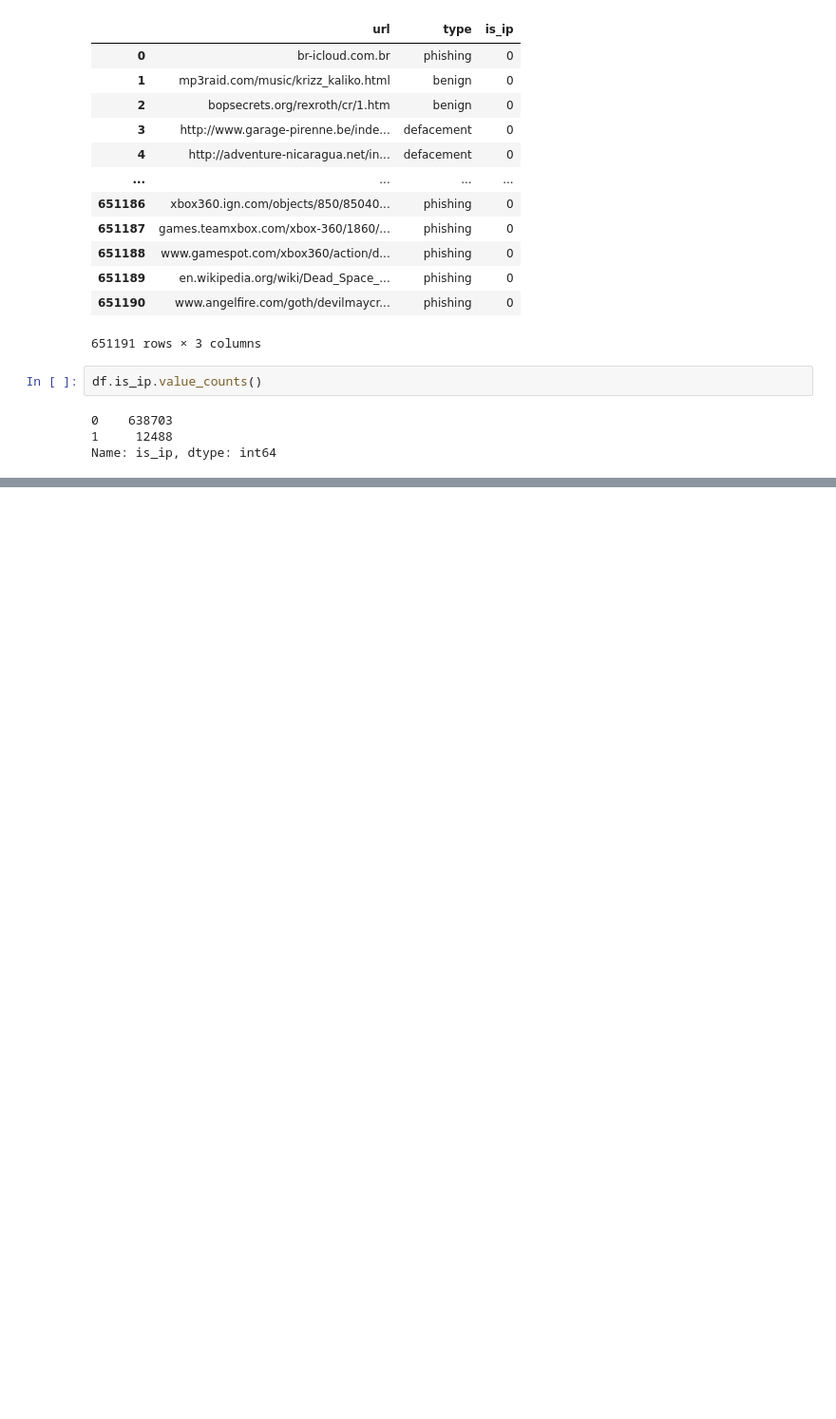
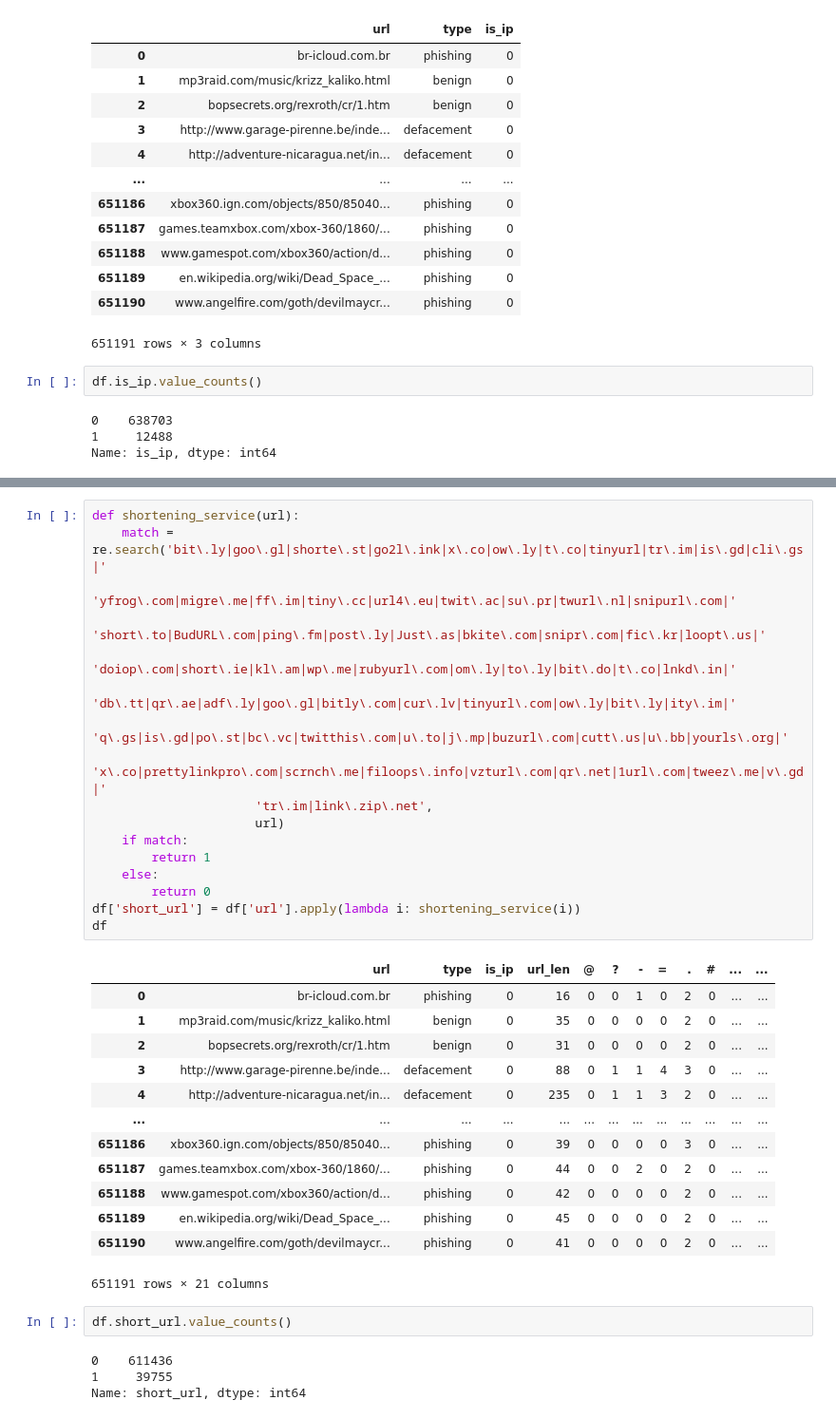
Before and after one commit to takshkothari/malcious_urls, a Jupyter notebook: malicious_urls.ipynb, the cells around one changed output, grey strips where cells are left out. Shown at 95% size. Saved outputs shown, nothing was run; the diff lists cells and outputs as text; blank space fills up the shorter version.

```diff
--- a/malicious_urls.ipynb
+++ b/malicious_urls.ipynb
@@ -128,0 +196,37 @@ df
+# %%
+def shortening_service(url):
+    match = re.search('bit\.ly|goo\.gl|shorte\.st|go2l\.ink|x\.co|ow\.ly|t\.co|tinyurl|tr\.im|is\.gd|cli\.gs|'
+                      'yfrog\.com|migre\.me|ff\.im|tiny\.cc|url4\.eu|twit\.ac|su\.pr|twurl\.nl|snipurl\.com|'
+                      'short\.to|BudURL\.com|ping\.fm|post\.ly|Just\.as|bkite\.com|snipr\.com|fic\.kr|loopt\.us|'
+                      'doiop\.com|short\.ie|kl\.am|wp\.me|rubyurl\.com|om\.ly|to\.ly|bit\.do|t\.co|lnkd\.in|'
+                      'db\.tt|qr\.ae|adf\.ly|goo\.gl|bitly\.com|cur\.lv|tinyurl\.com|ow\.ly|bit\.ly|ity\.im|'
+                      'q\.gs|is\.gd|po\.st|bc\.vc|twitthis\.com|u\.to|j\.mp|buzurl\.com|cutt\.us|u\.bb|yourls\.org|'
+                      'x\.co|prettylinkpro\.com|scrnch\.me|filoops\.info|vzturl\.com|qr\.net|1url\.com|tweez\.me|v\.gd|'
+                      'tr\.im|link\.zip\.net',
+                      url)
+    if match:
+        return 1
+    else:
+        return 0
+df['short_url'] = df['url'].apply(lambda i: shortening_service(i))
+df
+# %% [output]
+|  | url | type | is_ip | url_len | @ | ? | - | = | . | # | ... | ... |
+| 0 | br-icloud.com.br | phishing | 0 | 16 | 0 | 0 | 1 | 0 | 2 | 0 | ... | ... |
+| 1 | mp3raid.com/music/krizz_kaliko.html | benign | 0 | 35 | 0 | 0 | 0 | 0 | 2 | 0 | ... | ... |
+| 2 | bopsecrets.org/rexroth/cr/1.htm | benign | 0 | 31 | 0 | 0 | 0 | 0 | 2 | 0 | ... | ... |
+| 3 | http://www.garage-pirenne.be/inde... | defacement | 0 | 88 | 0 | 1 | 1 | 4 | 3 | 0 | ... | ... |
+| 4 | http://adventure-nicaragua.net/in... | defacement | 0 | 235 | 0 | 1 | 1 | 3 | 2 | 0 | ... | ... |
+| ... | ... | ... | ... | ... | ... | ... | ... | ... | ... | ... | ... | ... |
+| 651186 | xbox360.ign.com/objects/850/85040... | phishing | 0 | 39 | 0 | 0 | 0 | 0 | 3 | 0 | ... | ... |
+| 651187 | games.teamxbox.com/xbox-360/1860/... | phishing | 0 | 44 | 0 | 0 | 2 | 0 | 2 | 0 | ... | ... |
+| 651188 | www.gamespot.com/xbox360/action/d... | phishing | 0 | 42 | 0 | 0 | 0 | 0 | 2 | 0 | ... | ... |
+| 651189 | en.wikipedia.org/wiki/Dead_Space_... | phishing | 0 | 45 | 0 | 0 | 0 | 0 | 2 | 0 | ... | ... |
+| 651190 | www.angelfire.com/goth/devilmaycr... | phishing | 0 | 41 | 0 | 0 | 0 | 0 | 2 | 0 | ... | ... |
+651191 rows × 21 columns
+# %%
+df.short_url.value_counts()
+# %% [output]
+0    611436
+1     39755
+Name: short_url, dtype: int64
```
Also changed, not shown: parts of 15 cells of this notebook, 1 other file.
